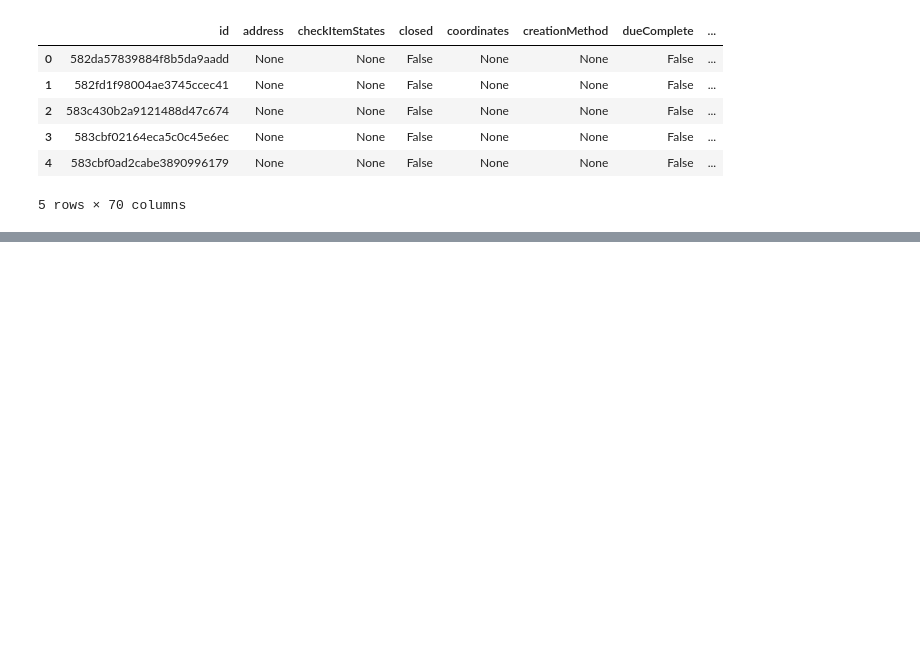
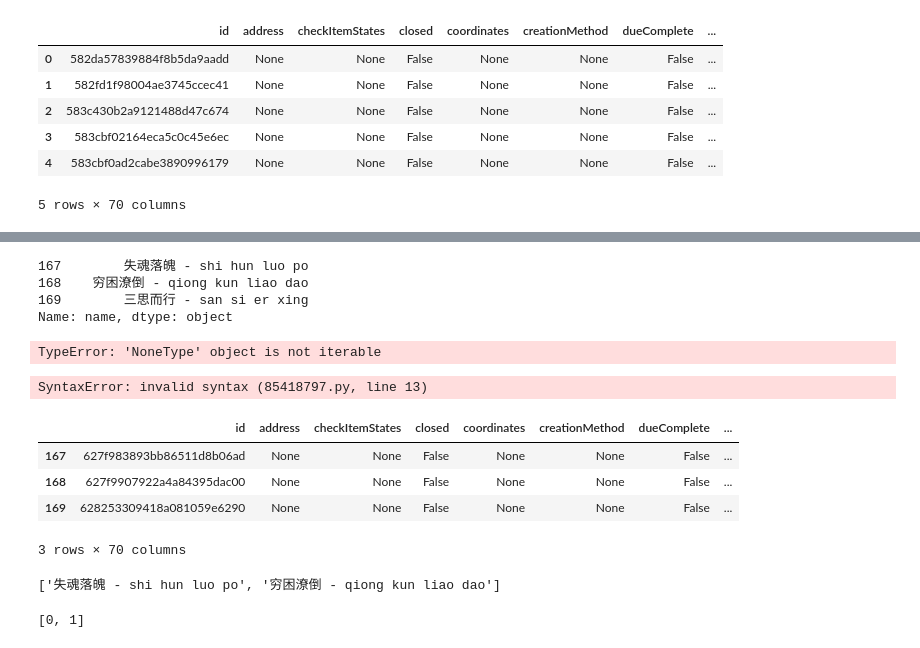
Before and after one commit to ChngYuanLongRandy/Trello-JSON-to-CSV, a Jupyter notebook: eda.ipynb, the cells around one changed output, grey strips where cells are left out. Drawn from its saved outputs; the diff is of its cells as text; code cells hidden in the pictures; blank space fills up the shorter version.

```diff
--- a/eda.ipynb
+++ b/eda.ipynb
@@ -67,0 +183,32 @@ desc_list = list(df_cards['desc'].values)
+# %%
+new_words
+# %% [output]
+167        失魂落魄 - shi hun luo po
+168    穷困潦倒 - qiong kun liao dao
+169        三思而行 - san si er xing
+Name: name, dtype: object
+# %%
+list(set(master_words)- set(new_words))
+# %% [output]
+TypeError: 'NoneType' object is not iterable
+# %%
+from datetime import datetime
+import json
+
+def export_to_csv(df_list:pd.DataFrame, name:str, OUTPUT_PATH:str = 'data/output/', STORE_PATH:str = 'data/store/'):
+    name_list = list(df_list['name'].values)
+    desc_list = list(df_list['desc'].values)
+    df_name_desc = pd.DataFrame( desc_list, name_list, columns=['meaning'])
+    df_name_desc = pd.concat((pd.Series(name_list),pd.Series(desc_list)),axis=1).rename(columns={0:'Word',1:'Desc'})
+    now = datetime.now().strftime("%m%d%Y%H%M%S")
+
+    temp_dict = df_name_desc.to_dict()
+
+    leftover_words = exclude_existing(temp_dict)
+
+
+
+    # df_name_desc.to_csv(OUTPUT_PATH+now+name+'.csv',index=False, header=False)
+    # df_name_desc.to_csv(STORE_PATH+now+name+'.csv',index=False, header=False)
+# %% [output]
+SyntaxError: invalid syntax (85418797.py, line 13)
@@ -67,0 +244,8 @@ desc_list = list(df_cards['desc'].values)
+# %%
+df_chinese
+# %% [output]
+|  | id | address | checkItemStates | closed | coordinates | creationMethod | dueComplete | ... |
+| 167 | 627f983893bb86511d8b06ad | None | None | False | None | None | False | ... |
+| 168 | 627f9907922a4a84395dac00 | None | None | False | None | None | False | ... |
+| 169 | 628253309418a081059e6290 | None | None | False | None | None | False | ... |
+3 rows × 70 columns
@@ -67,0 +254,8 @@ desc_list = list(df_cards['desc'].values)
+# %%
+temp_small
+# %% [output]
+['失魂落魄 - shi hun luo po', '穷困潦倒 - qiong kun liao dao']
+# %%
+[i for i,e in enumerate(df_chinese['name']) if e in temp_small]
+# %% [output]
+[0, 1]
```
Also changed, not shown: parts of 26 cells of this notebook, 19 other files.
